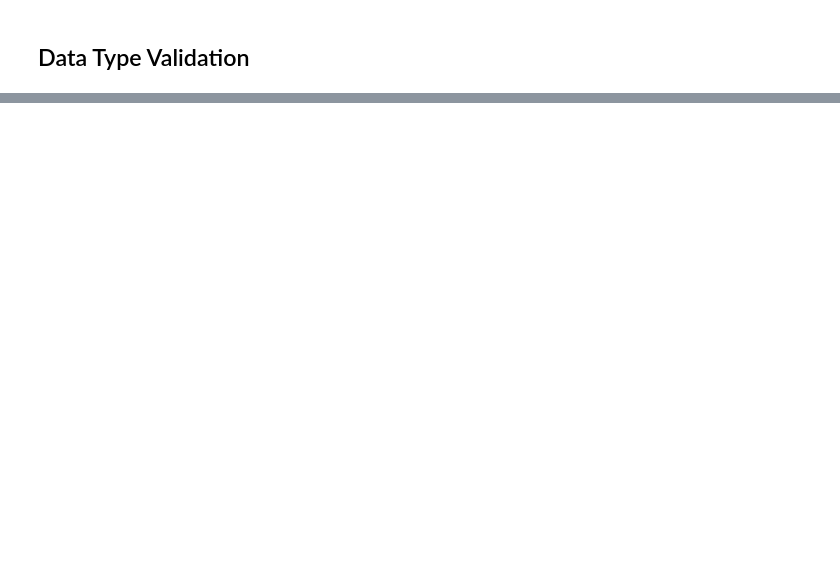
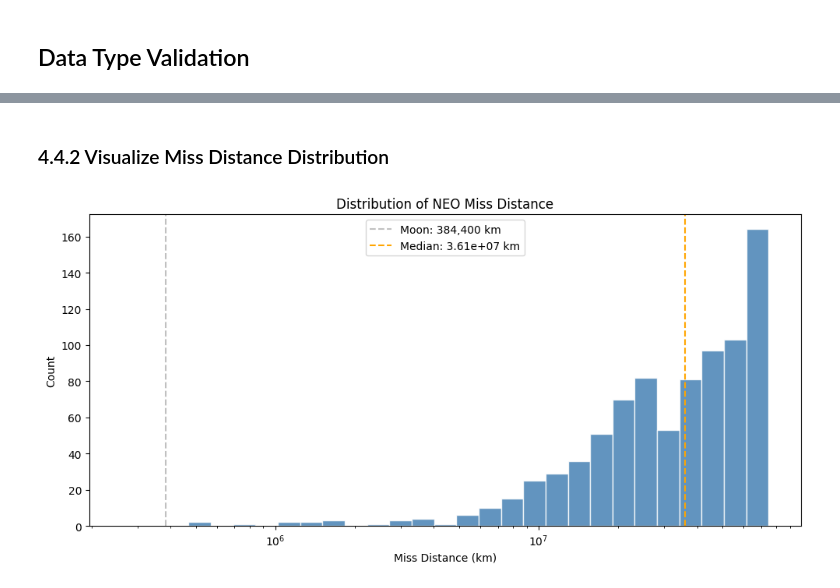
Before and after one commit to Mission-Insight/neo-analytics-platform, a Jupyter notebook: notebooks/eda.ipynb, the cells around one changed output, grey strips where cells are left out. Drawn from its saved outputs; the diff is of its cells as text; code cells hidden in the pictures; blank space fills up the shorter version.

```diff
--- a/notebooks/eda.ipynb
+++ b/notebooks/eda.ipynb
@@ -238,0 +620,36 @@ orbit_class_range object
+# %% [markdown]
+### 4.4.2 Visualize Miss Distance Distribution
+# %%
+MOON_DISTANCE_KM = 384_400
+
+bins = np.logspace(
+    np.log10(close_approaches_df["miss_distance_km"].min()),
+    np.log10(close_approaches_df["miss_distance_km"].max()),
+    30,
+)
+
+median_dist = close_approaches_df["miss_distance_km"].median()
+
+fig, ax = plt.subplots(figsize=(10, 5))
+
+ax.hist(
+    close_approaches_df["miss_distance_km"],
+    bins=bins,
+    color="steelblue",
+    edgecolor="white",
+    alpha=0.85,
+)
+
+ax.axvline(MOON_DISTANCE_KM, color="silver", linestyle="--", linewidth=1.5, label=f"Moon: {MOON_DISTANCE_KM:,} km")
+ax.axvline(median_dist, color="orange", linestyle="--", linewidth=1.5, label=f"Median: {median_dist:.2e} km")
+
+ax.set_xscale("log")
+ax.set_xlabel("Miss Distance (km)")
+ax.set_ylabel("Count")
+ax.set_title("Distribution of NEO Miss Distance")
+ax.legend()
+
+plt.tight_layout()
+plt.show()
+# %% [output]
+[figure, added]
```
Also changed, not shown: parts of 90 cells of this notebook, 3 other files.
